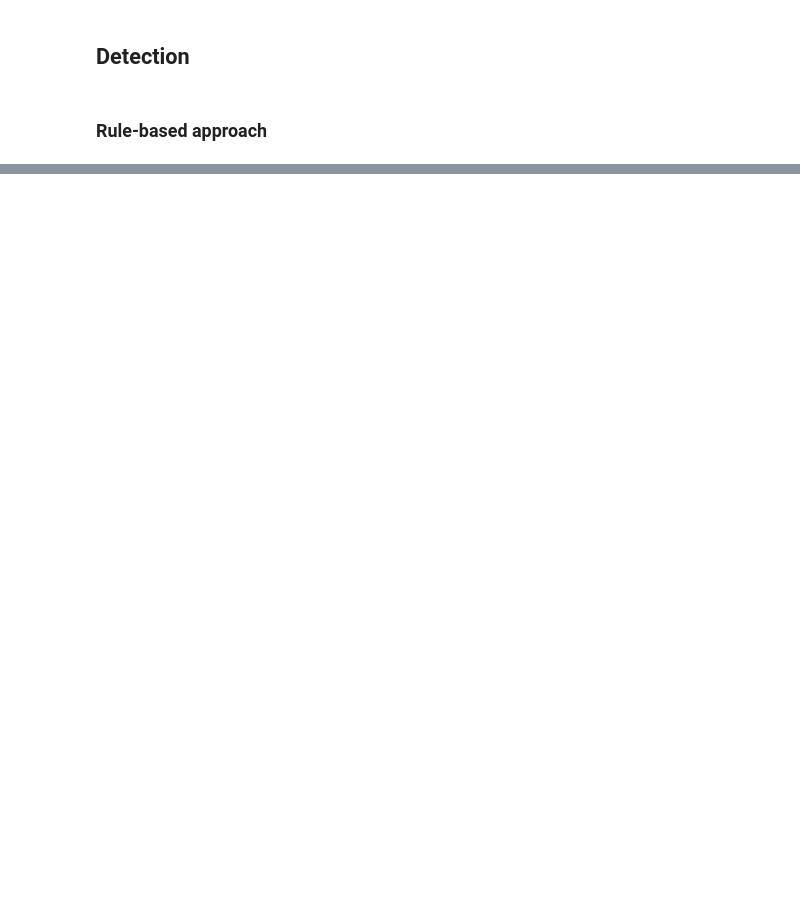
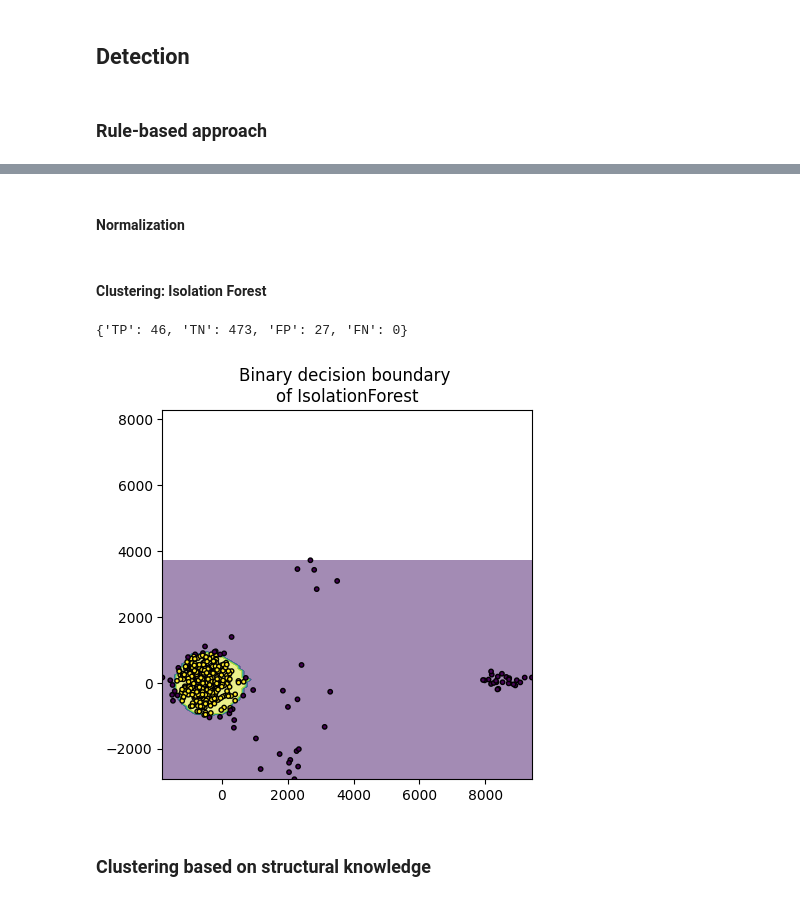
Before and after one commit to fratric/regSim, a Jupyter notebook: monitoring.ipynb, the cells around one changed output, grey strips where cells are left out. Cells and saved outputs as stored; diff of their text form; code cells hidden in the pictures; blank space fills up the shorter version.

Commit message:
isolation forest added - very basic

```diff
--- a/monitoring.ipynb
+++ b/monitoring.ipynb
@@ -107,0 +205,11 @@ set()
+# %%
+features = feature_factory(df)
+
+f0 = features.total_transactions()
+f1 = features.unique_adjacency()
+f2 = features.good_old_round_values_rule()
+f3 = features.avg_amount_sent_per_transaction()
+f4 = features.avg_amount_received_per_transaction()
+
+df_featurized = pd.DataFrame.from_records([f0,f1,f2,f3,f4]).transpose()
+df_featurized.head(10)
@@ -107,0 +228,2 @@ set()
+# %% [markdown]
+#### Normalization
@@ -107,0 +235,2 @@ set()
+# %% [markdown]
+#### Clustering: Isolation Forest
@@ -107,0 +239,45 @@ set()
+# %%
+from sklearn.ensemble import IsolationForest
+
+clf = IsolationForest(max_samples=200, random_state=0)
+clf.fit(df_featurized)
+predictions = clf.predict(df_featurized)
+# %%
+suspects = []
+not_suspects = []
+for i, account in enumerate(df_featurized.index):
+    if predictions[i] == -1:
+        suspects.append(account)
+    else:
+        not_suspects.append(account)
+
+getConfusionTable(suspects, not_suspects, compliant_accounts, noncompliant_accounts)
+# %% [output]
+{'TP': 46, 'TN': 473, 'FP': 27, 'FN': 0}
+# %%
+from sklearn.inspection import DecisionBoundaryDisplay
+from sklearn.decomposition import PCA
+
+pca = PCA(2)
+#Transform the data
+df_components = pca.fit_transform(df_featurized)
+
+clf = IsolationForest(max_samples=200, random_state=0)
+clf.fit(df_components)
+predictions = clf.predict(df_components)
+
+disp = DecisionBoundaryDisplay.from_estimator(
+    clf,
+    df_components,
+    response_method="predict",
+    alpha=0.5,
+)
+
+disp.ax_.scatter(df_components[:, 0], df_components[:, 1], c=predictions, s=10, edgecolor="k")
+disp.ax_.set_title("Binary decision boundary \nof IsolationForest")
+plt.axis("square")
+plt.show()
+# %% [output]
+[figure, added]
+# %% [markdown]
+### Clustering based on structural knowledge
```
Also changed, not shown: parts of 16 cells of this notebook.
